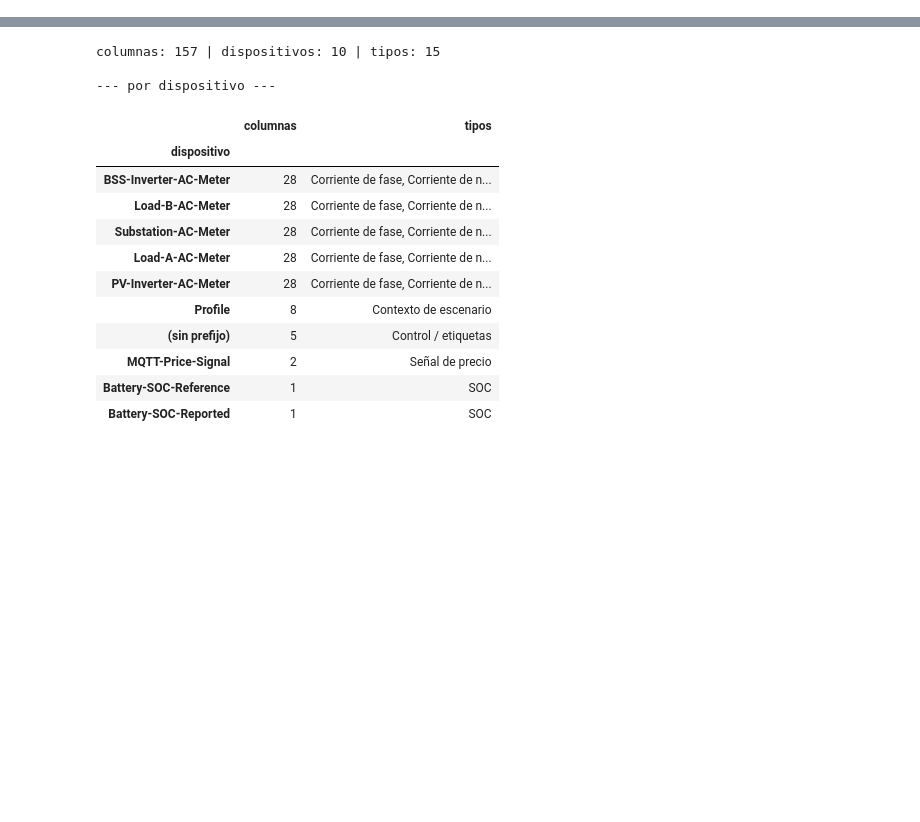
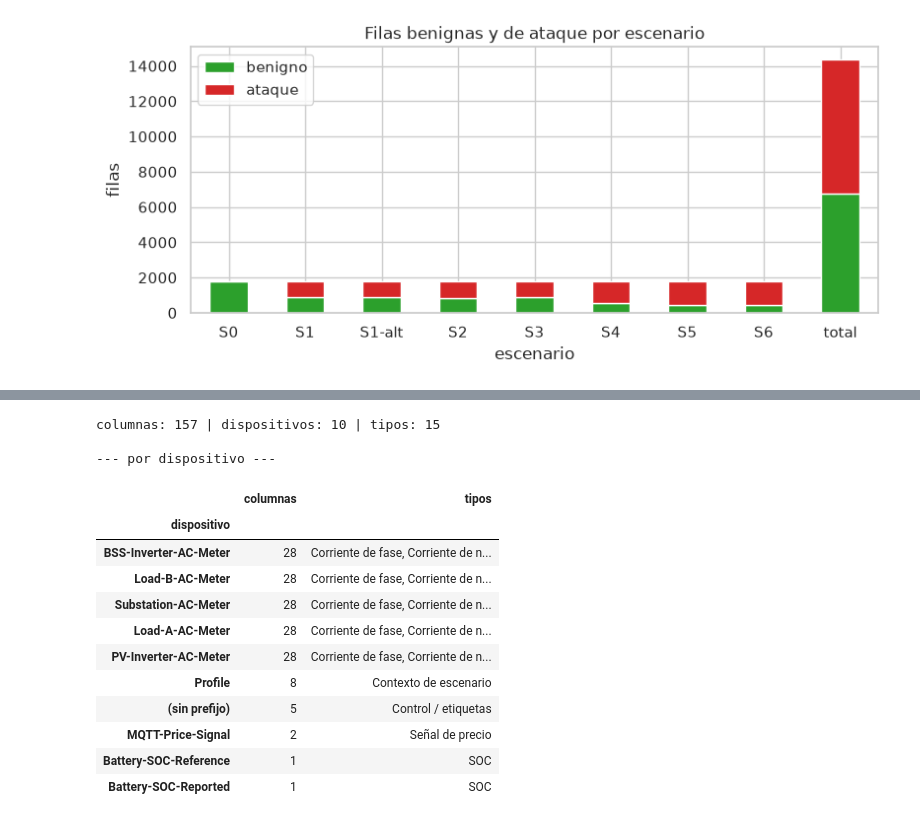
Before and after one commit to maxiricalde/data4cyber, a Jupyter notebook: Colab/EDA.ipynb, the cells around one changed output, grey strips where cells are left out. Drawn from its saved outputs; the diff is of its cells as text; code cells hidden in the pictures; blank space fills up the shorter version.

```diff
--- a/Colab/EDA.ipynb
+++ b/Colab/EDA.ipynb
@@ -88,0 +68,4 @@ print(df)
+# %%
+graphics.plot_ataques_benignos(df)
+# %% [output]
+[figure, added]
```
Also changed, not shown: parts of 31 cells of this notebook, 21 other files.
